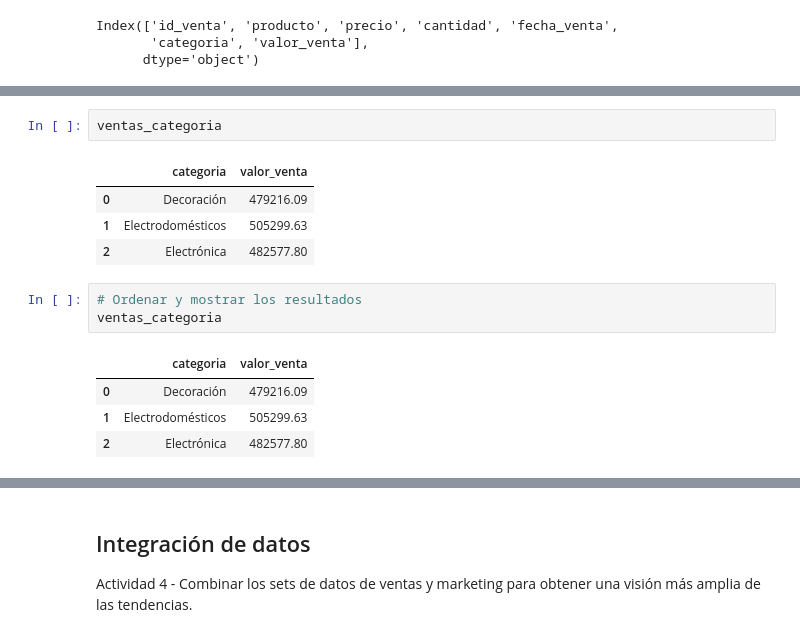
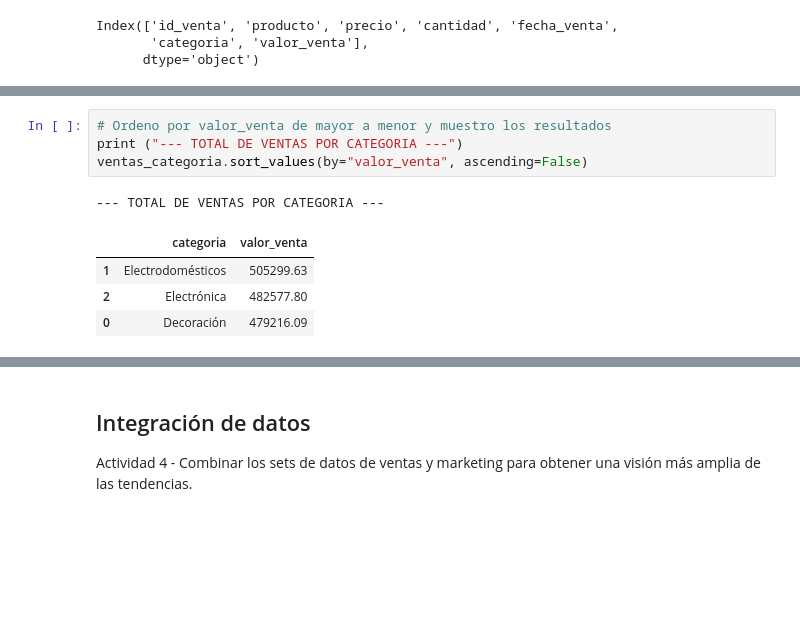
Before and after one commit to FerJGit/TT-2C2025-Data-Analitycs-Notebooks, a Jupyter notebook: PreEntrega/Mis_Archivos/Pre-entrega.ipynb, the cells around one changed output, grey strips where cells are left out. Saved outputs shown, nothing was run; the diff lists cells and outputs as text; blank space fills up the shorter version.

```diff
--- a/PreEntrega/Mis_Archivos/Pre-entrega.ipynb
+++ b/PreEntrega/Mis_Archivos/Pre-entrega.ipynb
@@ -783,18 +803,13 @@ ventas_categoria.head()
 | 0 | Decoración | 479216.09 |
 | 1 | Electrodomésticos | 505299.63 |
 | 2 | Electrónica | 482577.80 |
-# %%
-ventas_categoria
-# %% [output]
-|  | categoria | valor_venta |
-| 0 | Decoración | 479216.09 |
-| 1 | Electrodomésticos | 505299.63 |
-| 2 | Electrónica | 482577.80 |
-# %%
-# Ordenar y mostrar los resultados
-ventas_categoria
-# %% [output]
-|  | categoria | valor_venta |
-| 0 | Decoración | 479216.09 |
-| 1 | Electrodomésticos | 505299.63 |
-| 2 | Electrónica | 482577.80 |
+# %%
+# Ordeno por valor_venta de mayor a menor y muestro los resultados
+print ("--- TOTAL DE VENTAS POR CATEGORIA ---")
+ventas_categoria.sort_values(by="valor_venta", ascending=False)
+# %% [output]
+--- TOTAL DE VENTAS POR CATEGORIA ---
+|  | categoria | valor_venta |
+| 1 | Electrodomésticos | 505299.63 |
+| 2 | Electrónica | 482577.80 |
+| 0 | Decoración | 479216.09 |
```
Also changed, not shown: parts of 22 cells of this notebook.
